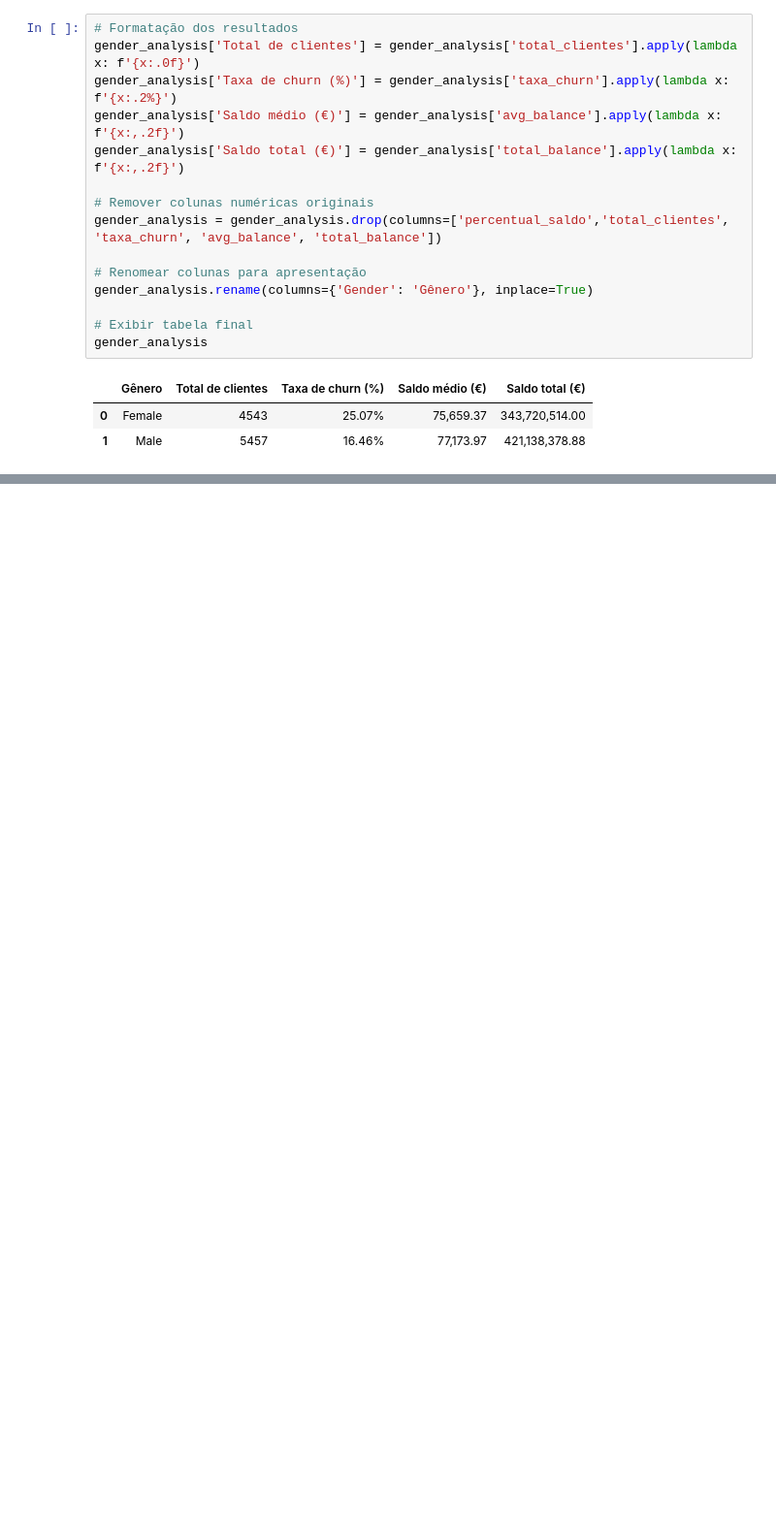
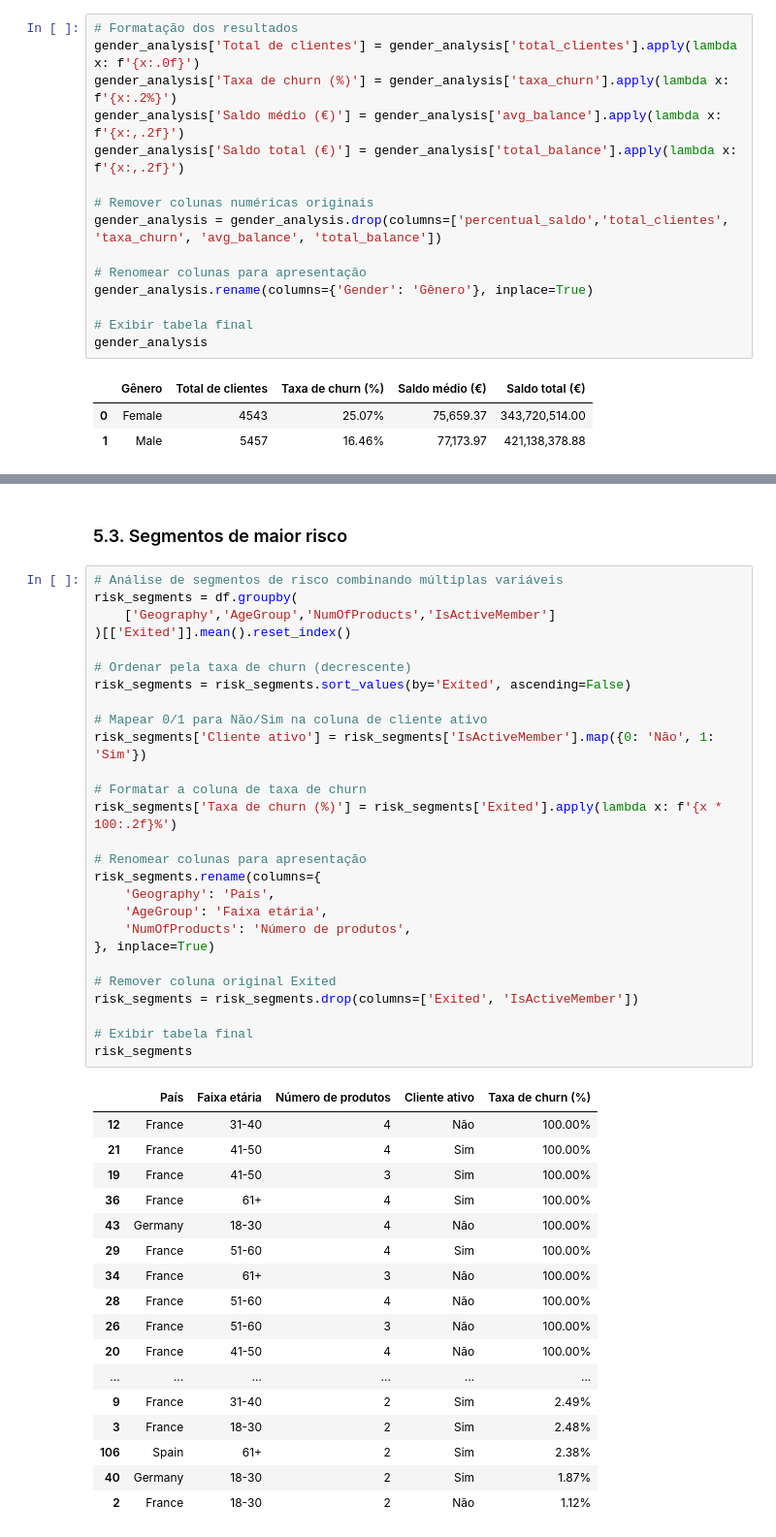
Before and after one commit to emso-exe/Churn_clientes_de_banco, a Jupyter notebook: notebooks/001_analise_exploratoria.ipynb, the cells around one changed output, grey strips where cells are left out. Shown at 97% size. Drawn from its saved outputs; the diff is of its cells as text; blank space fills up the shorter version.

```diff
--- a/notebooks/001_analise_exploratoria.ipynb
+++ b/notebooks/001_analise_exploratoria.ipynb
@@ -1477,0 +1640,47 @@ gender_analysis
+# %% [markdown]
+### 5.3. Segmentos de maior risco
+# %%
+# Análise de segmentos de risco combinando múltiplas variáveis
+risk_segments = df.groupby(
+    ['Geography','AgeGroup','NumOfProducts','IsActiveMember']
+)[['Exited']].mean().reset_index()
+
+# Ordenar pela taxa de churn (decrescente)
+risk_segments = risk_segments.sort_values(by='Exited', ascending=False)
+
+# Mapear 0/1 para Não/Sim na coluna de cliente ativo
+risk_segments['Cliente ativo'] = risk_segments['IsActiveMember'].map({0: 'Não', 1: 'Sim'})
+
+# Formatar a coluna de taxa de churn
+risk_segments['Taxa de churn (%)'] = risk_segments['Exited'].apply(lambda x: f'{x * 100:.2f}%')
+
+# Renomear colunas para apresentação
+risk_segments.rename(columns={
+    'Geography': 'País',
+    'AgeGroup': 'Faixa etária',
+    'NumOfProducts': 'Número de produtos',
+}, inplace=True)
+
+# Remover coluna original Exited
+risk_segments = risk_segments.drop(columns=['Exited', 'IsActiveMember'])
+
+# Exibir tabela final
+risk_segments
+# %% [output]
+|  | País | Faixa etária | Número de produtos | Cliente ativo | Taxa de churn (%) |
+| 12 | France | 31-40 | 4 | Não | 100.00% |
+| 21 | France | 41-50 | 4 | Sim | 100.00% |
+| 19 | France | 41-50 | 3 | Sim | 100.00% |
+| 36 | France | 61+ | 4 | Sim | 100.00% |
+| 43 | Germany | 18-30 | 4 | Não | 100.00% |
+| 29 | France | 51-60 | 4 | Sim | 100.00% |
+| 34 | France | 61+ | 3 | Não | 100.00% |
+| 28 | France | 51-60 | 4 | Não | 100.00% |
+| 26 | France | 51-60 | 3 | Não | 100.00% |
+| 20 | France | 41-50 | 4 | Não | 100.00% |
+| ... | ... | ... | ... | ... | ... |
+| 9 | France | 31-40 | 2 | Sim | 2.49% |
+| 3 | France | 18-30 | 2 | Sim | 2.48% |
+| 106 | Spain | 61+ | 2 | Sim | 2.38% |
+| 40 | Germany | 18-30 | 2 | Sim | 1.87% |
+| 2 | France | 18-30 | 2 | Não | 1.12% |
```
Also changed, not shown: parts of 17 cells of this notebook.
